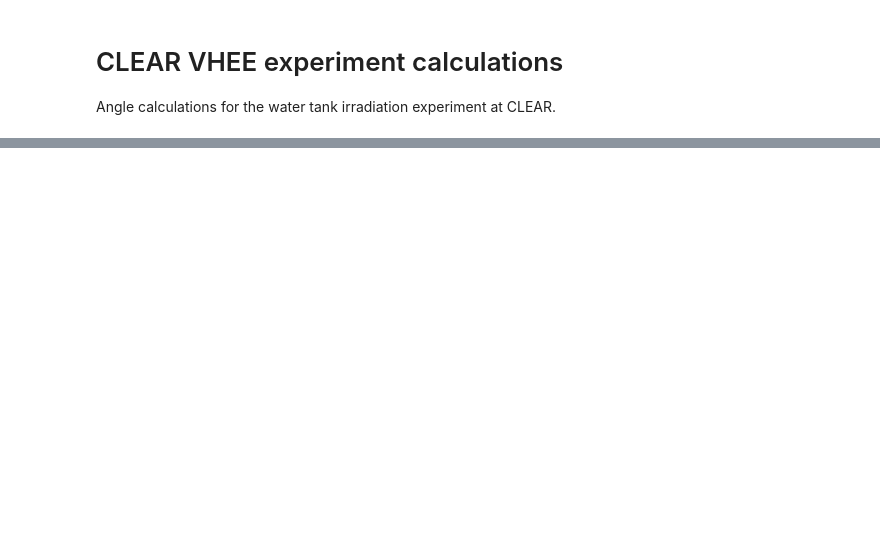
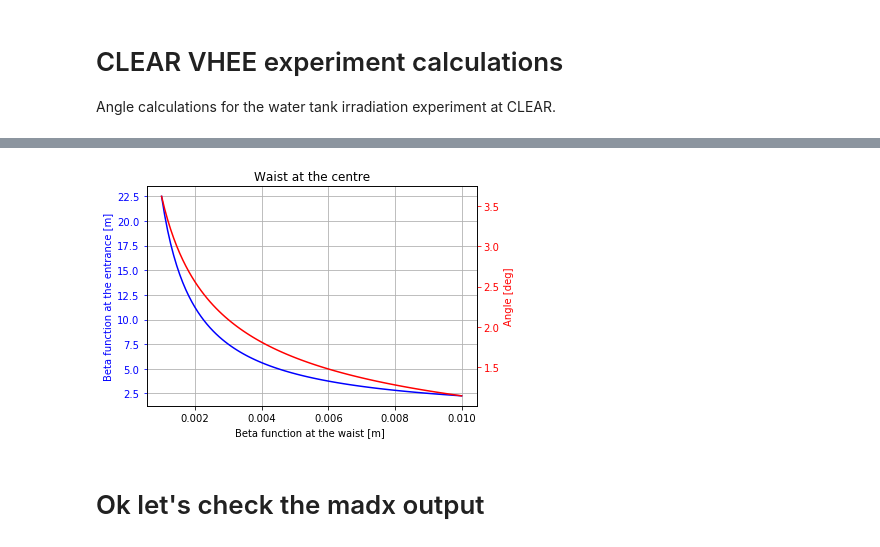
Before and after one commit to esenes/CLEAR-irradiation-water-tank, a Jupyter notebook: CLEAR VHEE.ipynb, the cells around one changed output, grey strips where cells are left out. Cells and saved outputs as stored; diff of their text form; code cells hidden in the pictures; blank space fills up the shorter version.

```diff
--- a/CLEAR VHEE.ipynb
+++ b/CLEAR VHEE.ipynb
@@ -30,0 +91,27 @@ getAngleAndSize(20, 1.125e-3, 15e-6, 0.15)
+# %%
+fig, ax1 = plt.subplots()
+b0 = np.linspace(1e-3, 1e-2,100)
+s1 = beta_IP(0.15, b0)
+ax1.plot(b0, s1, 'b-')
+ax1.set_xlabel('Beta function at the waist [m] ')
+# Make the y-axis label, ticks and tick labels match the line color.
+ax1.set_ylabel('Beta function at the entrance [m]', color='b')
+ax1.tick_params('y', colors='b')
+
+ax2 = ax1.twinx()
+s2, ff = getAngleAndSize(beta_IP(0.15, b0), b0, 4e-6, 0.15)
+ax2.plot(b0, s2, 'r-')
+ax2.set_ylabel('Angle [deg]', color='r')
+ax2.tick_params('y', colors='r')
+
+ax1.set_title('Waist at the centre')
+
+fig.tight_layout()
+ax1.grid()
+plt.show()
+
+fig.savefig('angle_vs_beta0.eps', format='eps',dpi=100)
+# %% [output]
+[figure, added]
+# %% [markdown]
+# Ok let's check the madx output
```
Also changed, not shown: parts of 21 cells of this notebook, 16 other files.
